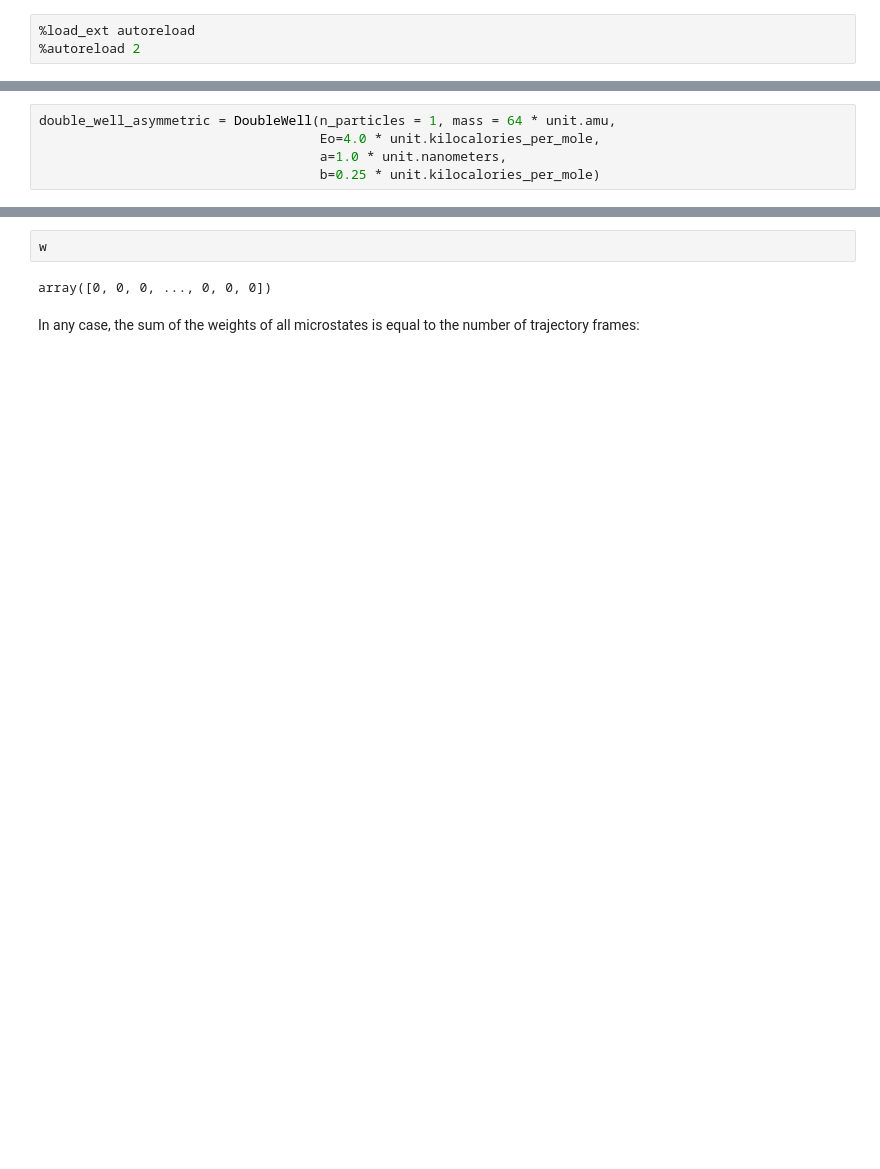
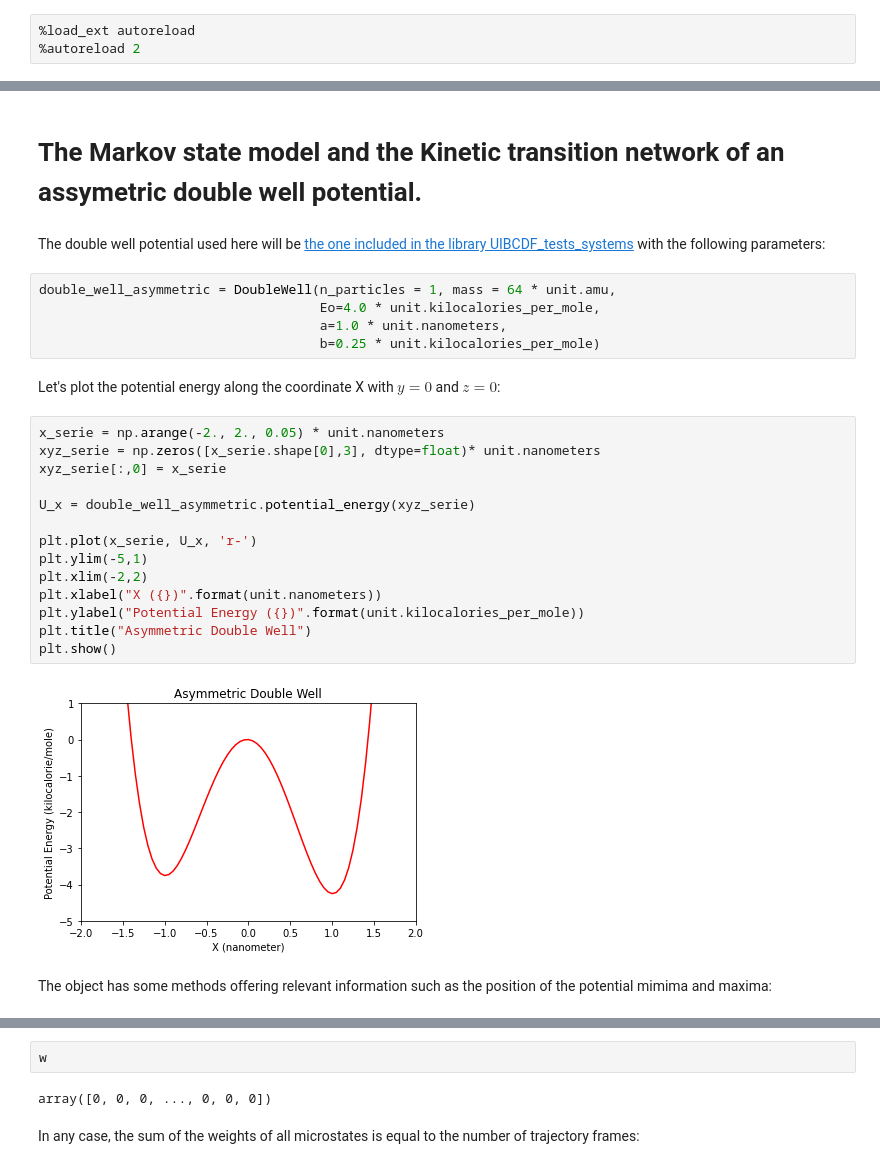
Before and after one commit to uibcdf/Adaptive_Sampling, a Jupyter notebook: Double_Well_1dim/MSM.ipynb, the cells around one changed output, grey strips where cells are left out. Cells and saved outputs as stored; diff of their text form; blank space fills up the shorter version.

Commit message:
Markov state model notebook with double well in progress

```diff
--- a/Double_Well_1dim/MSM.ipynb
+++ b/Double_Well_1dim/MSM.ipynb
@@ -10,11 +10,35 @@ import numpy as np
 import matplotlib.pyplot as plt
 # %% [output]
 [interactive output not drawn]
+# %% [markdown]
+# The Markov state model and the Kinetic transition network of an assymetric double well potential.
+# %% [markdown]
+The double well potential used here will be [the one included in the library UIBCDF_tests_systems](http://www.uibcdf.org/UIBCDF_test_systems/_build/systems/double_well_potential.html) with the following parameters:
 # %%
 double_well_asymmetric = DoubleWell(n_particles = 1, mass = 64 * unit.amu,
                                     Eo=4.0 * unit.kilocalories_per_mole,
                                     a=1.0 * unit.nanometers,
                                     b=0.25 * unit.kilocalories_per_mole)
+# %% [markdown]
+Let's plot the potential energy along the coordinate X with $y=0$ and $z=0$:
+# %%
+x_serie = np.arange(-2., 2., 0.05) * unit.nanometers
+xyz_serie = np.zeros([x_serie.shape[0],3], dtype=float)* unit.nanometers
+xyz_serie[:,0] = x_serie
+
+U_x = double_well_asymmetric.potential_energy(xyz_serie)
+
+plt.plot(x_serie, U_x, 'r-')
+plt.ylim(-5,1)
+plt.xlim(-2,2)
+plt.xlabel("X ({})".format(unit.nanometers))
+plt.ylabel("Potential Energy ({})".format(unit.kilocalories_per_mole))
+plt.title("Asymmetric Double Well")
+plt.show()
+# %% [output]
+[figure, added]
+# %% [markdown]
+The object has some methods offering relevant information such as the position of the potential mimima and maxima:
 # %%
 double_well_asymmetric.coordinates_minima()
 # %% [output]
```
Also changed, not shown: parts of 135 cells of this notebook, 1 other file.
